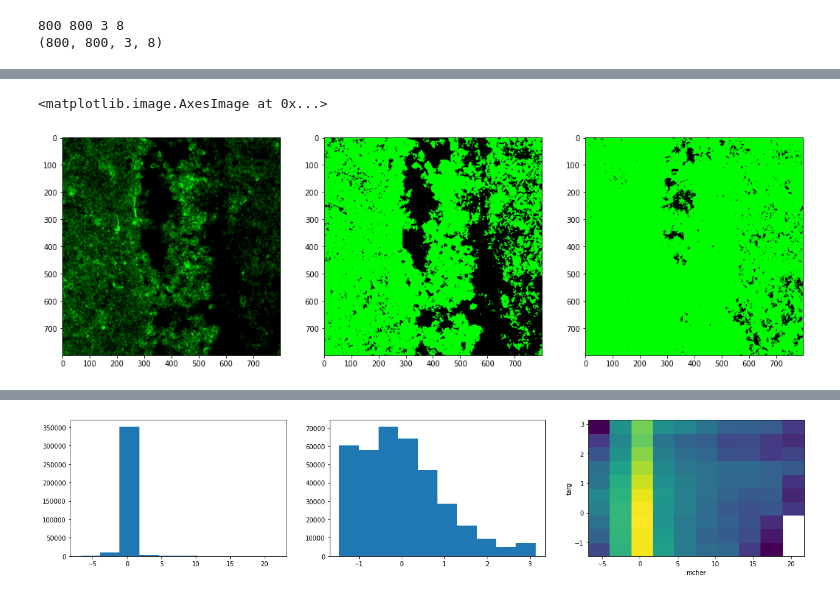
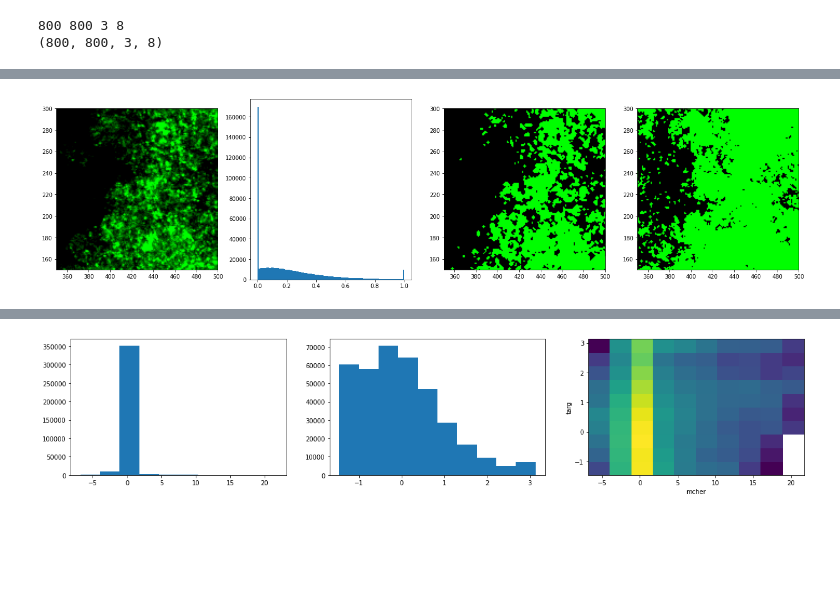
Before and after one commit to dtabuena/Images, a Jupyter notebook: Analyzing_Confocal.ipynb, the cells around one changed output, grey strips where cells are left out. Saved outputs shown, nothing was run; the diff lists cells and outputs as text; code cells hidden in the pictures; blank space fills up the shorter version.

```diff
--- a/Analyzing_Confocal.ipynb
+++ b/Analyzing_Confocal.ipynb
@@ -159,32 +166,36 @@ ax[2].imshow(mcherry_mask_zp,cmap=red_map)
 # %%
 ####################### Process CrispTarg
 target_im = image[:,:,0,:]
-m_size = 5
+m_size = 2
 g_sigma_1 = 2
 g_sigma_2 = 10
 im_filtered = target_im.copy()
+im_binary = np.zeros_like(im_filtered)
 for zi in range(target_im.shape[-1]):
     im_zi = target_im[:,:,zi]
     im_zi_mf = skimage.filters.median(im_zi, selem=np.ones([m_size,m_size]))   #### DeSpeckle
     # im_zi_gf = ciim_F = skimage.filters.gaussian(im_zi_mf, sigma = g_sigma_1)   #### blur
     # im_zi_bk = ciim_F = skimage.filters.gaussian(im_zi_gf, sigma = g_sigma_2)  ### get background from big blur
     # im_zi_bs = im_zi_gf - im_zi_bk
-    # # im_zi_bs = im_zi_bs - np.min(im_zi_bs.flatten())
+    # im_zi_bs = im_zi_bs - np.min(im_zi_bs.flatten())
     im_filtered[:,:,zi] = im_zi_mf
+    im_binary[:,:,zi] = im_filtered[:,:,zi]>filters.threshold_otsu(im_filtered[:,:,zi].flatten())
+
+target_im_f = im_filtered
+target_mazk_z = im_binary
+target_mask_zp = np.max(im_binary,axis=-1)
+zi = 5
+fig,ax = plt.subplots(1,4,figsize=[24,6])
+ax[0].imshow(target_im[:,:,sp],cmap=green_map)
+ax[1].hist(target_im[:,:,sp].flatten(),100)
+ax[2].imshow(target_mazk_z[:,:,sp],cmap=green_map)
+ax[3].imshow(target_mask_zp,cmap=green_map)
 
 
-target_im = im_filtered
-target_vals = target_im.flatten()
-target_thresh = filters.threshold_otsu(target_vals)
-target_mask_3d = target_im>neu_thresh
-
-target_mask_zp = np.max(target_mask_3d,axis=-1)
-zi = 5
-fig,ax = plt.subplots(1,3,figsize=[18,6])
-ax[0].imshow(target_im[:,:,zi],cmap=green_map)
-ax[1].imshow(target_mask_3d[:,:,zi],cmap=green_map)
-ax[2].imshow(target_mask_zp,cmap=green_map)
+for ai in ax[[0, 2, 3]]:
+    ai.set_xlim(350,500)
+    ai.set_ylim(150,300)
+plt.show()
 # %% [output]
-<matplotlib.image.AxesImage at 0x...>
-[figure, old version]
+[figure, new version]
 # %%
```
Also changed, not shown: parts of 8 cells of this notebook.
